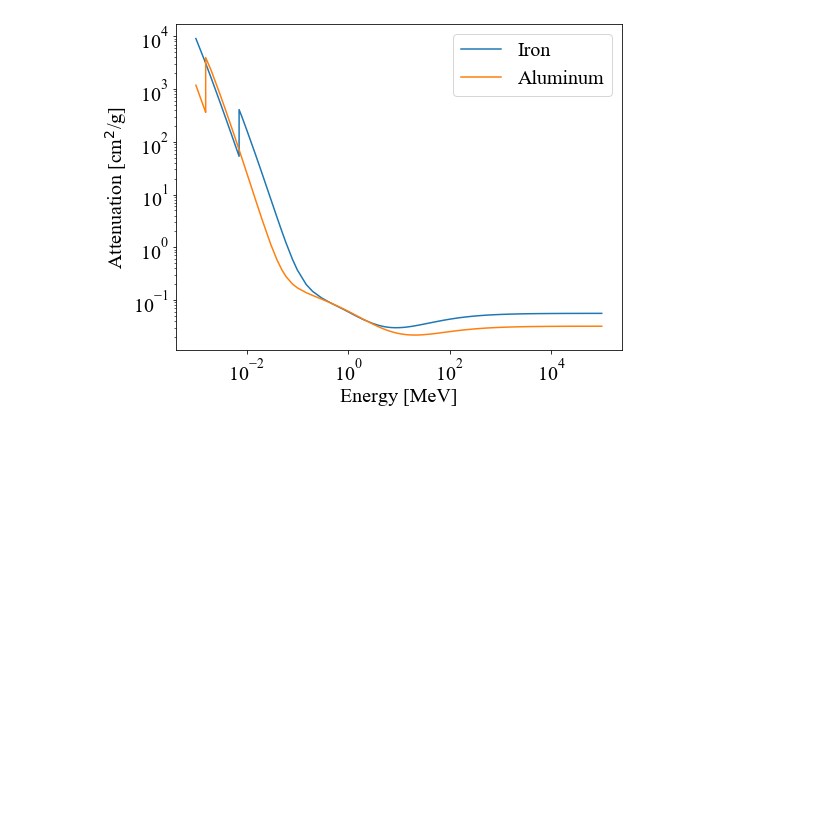
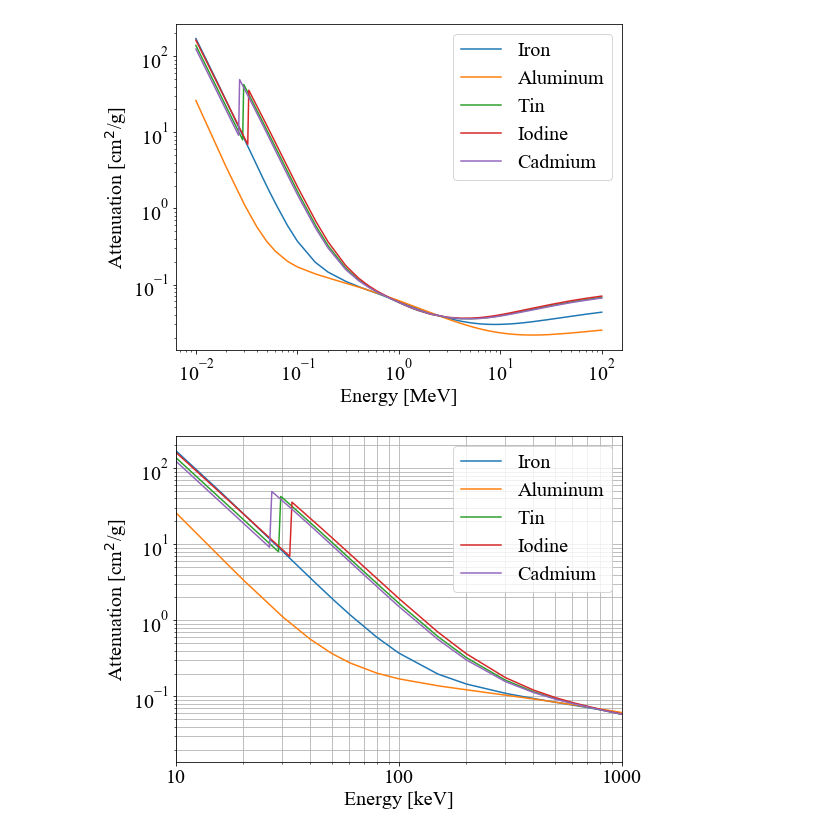
Before and after one commit to bglenardo/Cs136Measurements, a Jupyter notebook: August2022RunPrep/Gamma attenuation.ipynb, the cells around one changed output. Saved outputs shown, nothing was run; the diff lists cells and outputs as text; code cells hidden in the pictures; blank space fills up the shorter version.

```diff
--- a/August2022RunPrep/Gamma attenuation.ipynb
+++ b/August2022RunPrep/Gamma attenuation.ipynb
@@ -23,19 +23,60 @@ mpl.rcParams['axes.prop_cycle'] = cycler('color', \
 colors = ['#1f77b4', '#ff7f0e', '#2ca02c', \
                 '#d62728', '#9467bd', \
                 (0.2,0.8,1.), '#bcbd22', '#17becf']
-# %%
-iron = np.genfromtxt('iron_attenuation.csv', skip_header=2)
-alum = np.genfromtxt('al_attenuation.csv',skip_header=2)
-
-plt.plot(iron[:,0],iron[:,1],label='Iron')
-plt.plot(alum[:,0],alum[:,1],label='Aluminum')
-plt.legend()
-plt.xlabel('Energy [MeV]')
-plt.ylabel('Attenuation [cm$^2$/g]')
-plt.xscale('log')
-plt.yscale('log')
-# %% [output]
-[figure, removed]
+# %%
+from scipy.interpolate import interp1d
+
+# Grabs the attenuation data and returns a function that interpolates it in the log-log space
+def AttenuationFromTxt( input_file ):
+    data = np.genfromtxt(input_file, skip_header=2)
+    log_interp = interp1d( np.log10(data[:,0]), np.log10(data[:,1]) )
+    func = lambda x: np.power(10.0, log_interp(np.log10(x)))
+    return func
+
+
+iron = np.genfromtxt('iron_attenuation.csv', skip_header=2)
+alum = np.genfromtxt('al_attenuation.csv',skip_header=2)
+tin = np.genfromtxt('tin_attenuation.csv',skip_header=2)
+iodine = np.genfromtxt('iodine_attenuation.csv',skip_header=2)
+cd = np.genfromtxt('cd_attenuation.csv',skip_header=2)
+
+iron = AttenuationFromTxt( 'iron_attenuation.csv' )
+alum = AttenuationFromTxt( 'al_attenuation.csv' )
+tin = AttenuationFromTxt( 'tin_attenuation.csv' )
+iodine = AttenuationFromTxt( 'iodine_attenuation.csv' )
+cd = AttenuationFromTxt( 'cd_attenuation.csv' )
+
+E = np.logspace(-2.,2.,400)
+
+plt.figure(1)
+plt.plot( E, iron(E), label='Iron')
+plt.plot( E, alum(E), label='Aluminum')
+plt.plot( E, tin(E), label='Tin')
+plt.plot( E, iodine(E), label='Iodine')
+plt.plot( E, cd(E), label='Cadmium')
+plt.legend()
+plt.xlabel('Energy [MeV]')
+plt.ylabel('Attenuation [cm$^2$/g]')
+plt.xscale('log')
+plt.yscale('log')
+
+plt.figure(2)
+plt.plot( E, iron(E), label='Iron')
+plt.plot( E, alum(E), label='Aluminum')
+plt.plot( E, tin(E), label='Tin')
+plt.plot( E, iodine(E), label='Iodine')
+plt.plot( E, cd(E), label='Cadmium')
+plt.legend()
+plt.xlabel('Energy [keV]')
+plt.ylabel('Attenuation [cm$^2$/g]')
+plt.xscale('log')
+plt.yscale('log')
+plt.xlim(0.01,1.)
+plt.xticks([0.01,0.1,1.],['10','100','1000'])
+plt.grid(which='both')
+# %% [output]
+[figure, added]
+[figure, added]
 # %%
 dens_al = 2.7 # g/cm^3
 dens_stainless = 8.03 # g/cm^3
```
Also changed, not shown: parts of 5 cells of this notebook, 5 other files.
